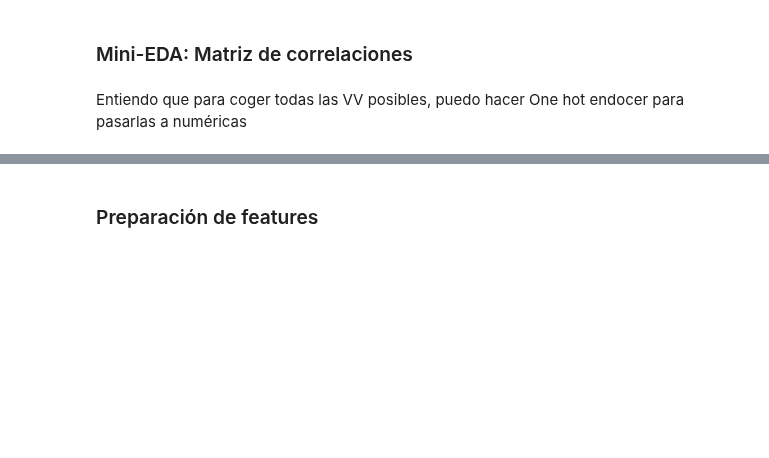
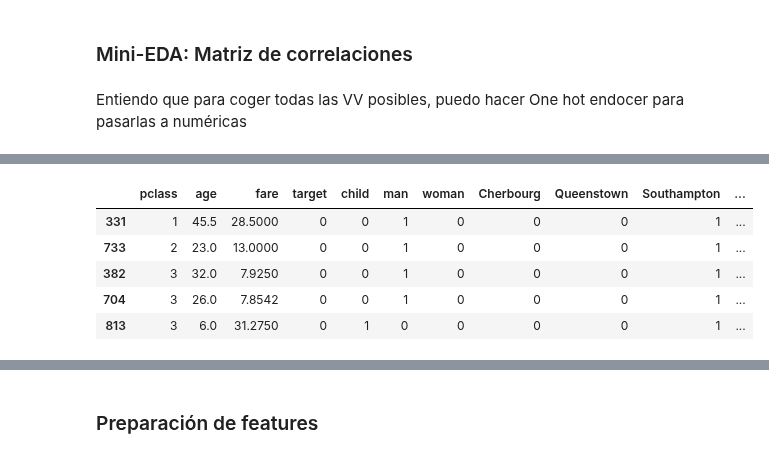
Before and after one commit to mariasanvals/DS_Online_Feb24_Exercises, a Jupyter notebook: 04_Machine_Learning/Sprint_12/Unidad_02/Practica_Obligatoria/18_Practica_Obligatoria_Clasificacion_y_Regresion_Logistica.ipynb, the cells around one changed output, grey strips where cells are left out. Saved outputs shown, nothing was run; the diff lists cells and outputs as text; code cells hidden in the pictures; blank space fills up the shorter version.

```diff
--- a/04_Machine_Learning/Sprint_12/Unidad_02/Practica_Obligatoria/18_Practica_Obligatoria_Clasificacion_y_Regresion_Logistica.ipynb
+++ b/04_Machine_Learning/Sprint_12/Unidad_02/Practica_Obligatoria/18_Practica_Obligatoria_Clasificacion_y_Regresion_Logistica.ipynb
@@ -162 +152,11 @@ Name: target, dtype: float64
+# %%
+df = df.drop(['alone'],axis=1) #borro alone
+df.head()
+# %% [output]
+|  | pclass | age | fare | target | child | man | woman | Cherbourg | Queenstown | Southampton | ... |
+| 331 | 1 | 45.5 | 28.5000 | 0 | 0 | 1 | 0 | 0 | 0 | 1 | ... |
+| 733 | 2 | 23.0 | 13.0000 | 0 | 0 | 1 | 0 | 0 | 0 | 1 | ... |
+| 382 | 3 | 32.0 | 7.9250 | 0 | 0 | 1 | 0 | 0 | 0 | 1 | ... |
+| 704 | 3 | 26.0 | 7.8542 | 0 | 0 | 1 | 0 | 0 | 0 | 1 | ... |
+| 813 | 3 | 6.0 | 31.2750 | 0 | 1 | 0 | 0 | 0 | 0 | 1 | ... |
 # %%
```
Also changed, not shown: parts of 13 cells of this notebook, 1 other file.
